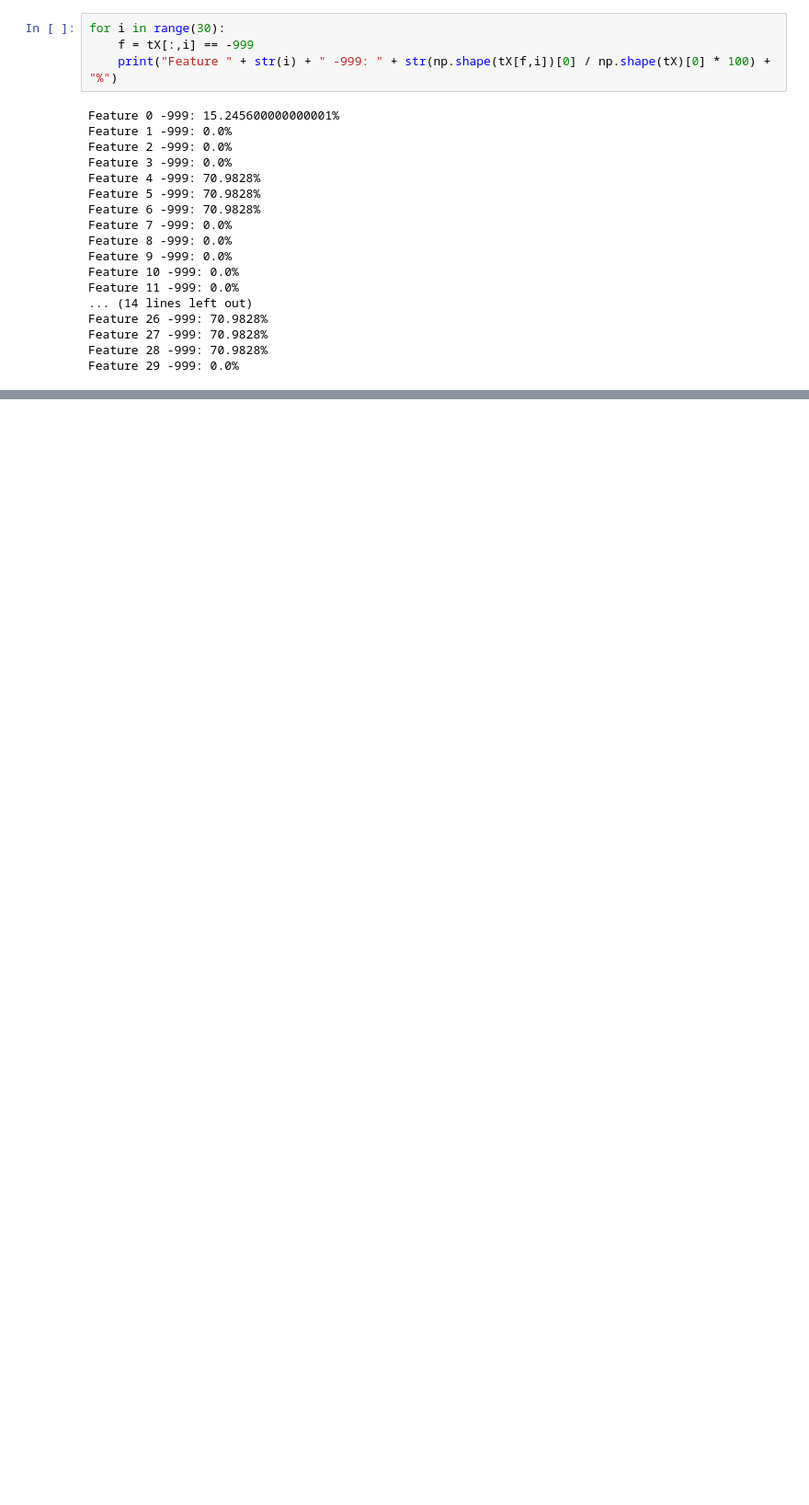
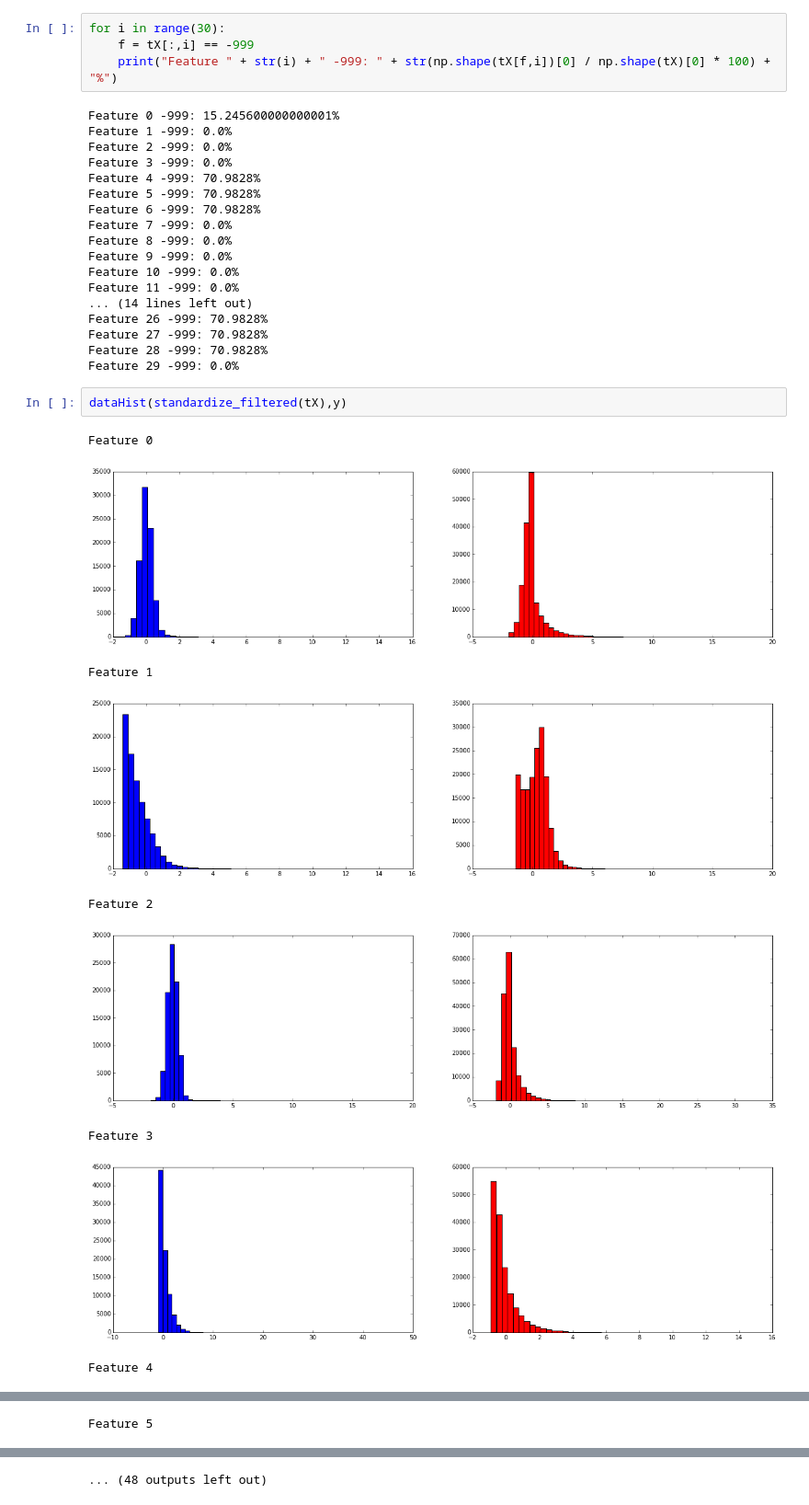
Before and after one commit to zhi-g/ml-project1, a Jupyter notebook: ML_methods/Feature Analysis.ipynb, the cells around one changed output, grey strips where cells are left out. Shown at 92% size. Saved outputs shown, nothing was run; the diff lists cells and outputs as text; blank space fills up the shorter version.

Commit message:
Adds standardize which filters the odd -999 values in mean and std computation and sets them at 0 afterwards.

```diff
--- a/ML_methods/Feature Analysis.ipynb
+++ b/ML_methods/Feature Analysis.ipynb
@@ -84,3 +72,15 @@ Feature 26 -999: 70.9828%
 Feature 27 -999: 70.9828%
 Feature 28 -999: 70.9828%
 Feature 29 -999: 0.0%
+# %%
+dataHist(standardize_filtered(tX),y)
+# %% [output]
+Feature 0
+[figure, added]
+Feature 1
+[figure, added]
+Feature 2
+[figure, added]
+Feature 3
+[figure, added]
+Feature 4
@@ -86,0 +88 @@ Feature 29 -999: 0.0%
+Feature 5
@@ -86,0 +90 @@ Feature 29 -999: 0.0%
+... (48 outputs left out)
```
Also changed, not shown: parts of 6 cells of this notebook, 2 other files.
